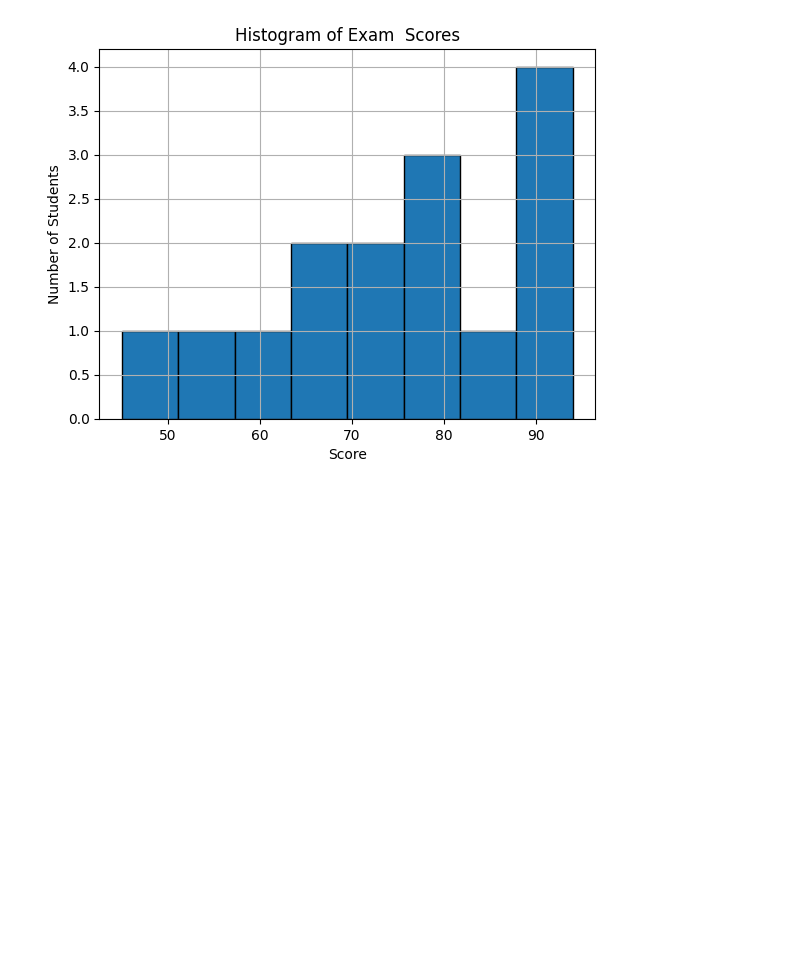
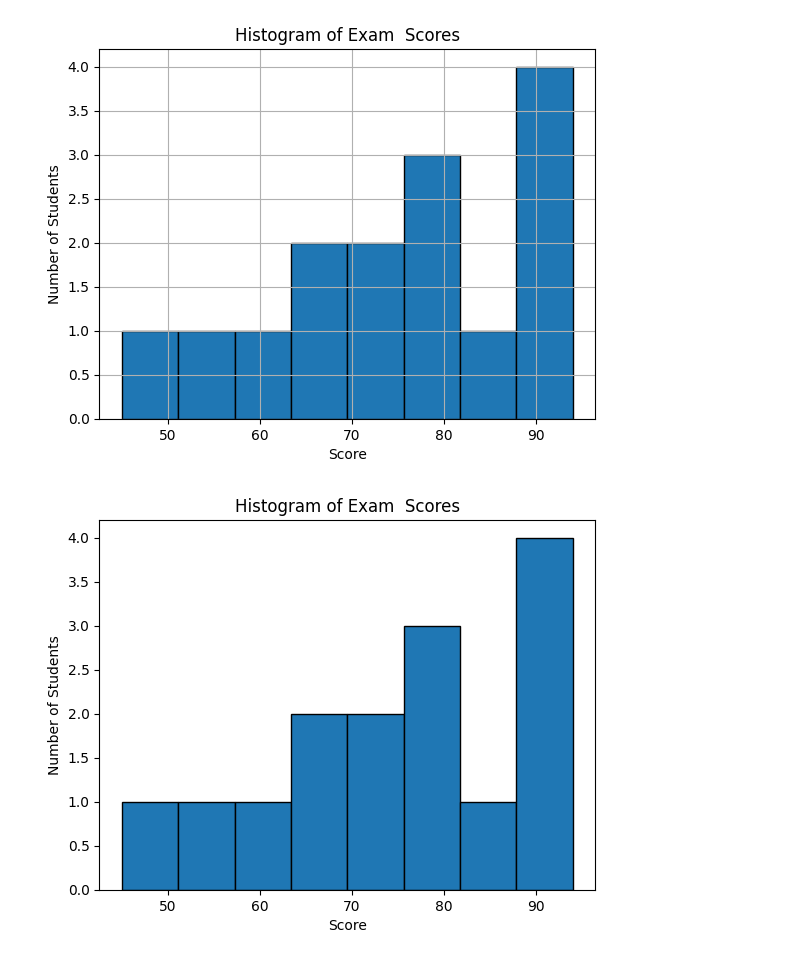
Before and after one commit to Tubaeraslan/Machine_Learning, a Jupyter notebook: visualization.ipynb, the cells around one changed output. Saved outputs shown, nothing was run; the diff lists cells and outputs as text; code cells hidden in the pictures; blank space fills up the shorter version.

```diff
--- a/visualization.ipynb
+++ b/visualization.ipynb
@@ -172,10 +172,13 @@ plt.show()
 # %%
 import pandas as pd
 import matplotlib.pyplot as plt
 
 scores = [56,67,45,89,90,72,78,88,94,60,73,81,85,68,77]
-data['scores'].hist(bins=8,edgecolor='black')
+
+plt.hist(scores,bins=8,edgecolor='black')
 plt.title('Histogram of Exam  Scores')
 plt.xlabel('Score')
 plt.ylabel('Number of Students')
 plt.show()
+# %% [output]
+[figure, added]
```
